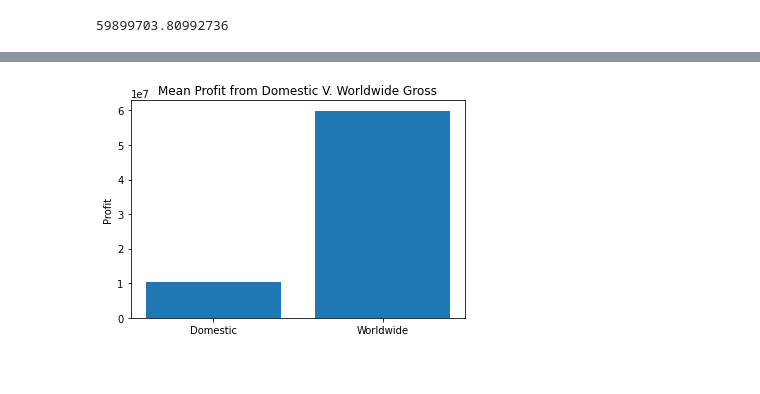
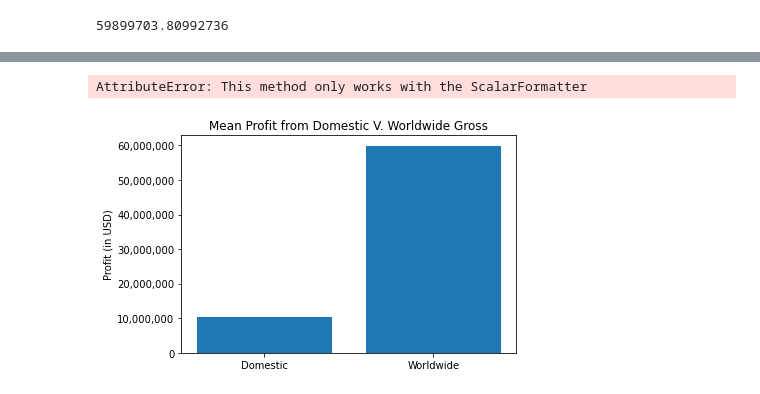
Before and after one commit to claragiurgiu/Microsoft-Movie-Studio-EDA, a Jupyter notebook: AlvarosCode.ipynb, the cells around one changed output, grey strips where cells are left out. Drawn from its saved outputs; the diff is of its cells as text; code cells hidden in the pictures.

```diff
--- a/AlvarosCode.ipynb
+++ b/AlvarosCode.ipynb
@@ -364,11 +389,17 @@ updated_tn_df.describe()
 # %%
+# At last
 fig, ax = plt.subplots()
 
 ax.bar(['Domestic', 'Worldwide'], [mean1, mean2])
 
 ax.set_title('Mean Profit from Domestic V. Worldwide Gross')
-ax.set_ylabel('Profit')
+ax.set_ylabel('Profit (in USD)')
+
+ax.yaxis.set_major_formatter(StrMethodFormatter('{x:,.0f}'))
+
+plt.ticklabel_format(style='plain', axis='y', useOffset=False)
 
 plt.show()
 # %% [output]
+AttributeError: This method only works with the ScalarFormatter
-[figure, old version]
+[figure, new version]
```
Also changed, not shown: parts of 21 cells of this notebook.
